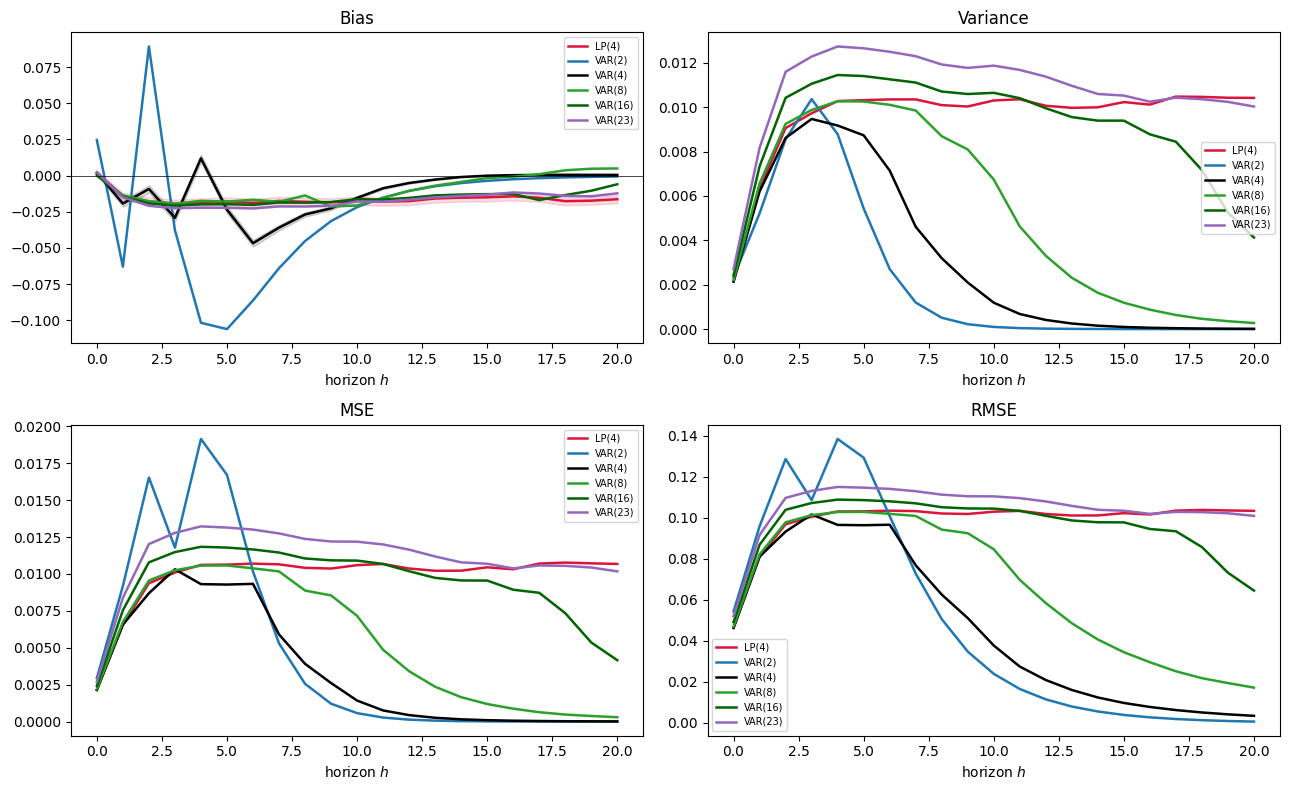
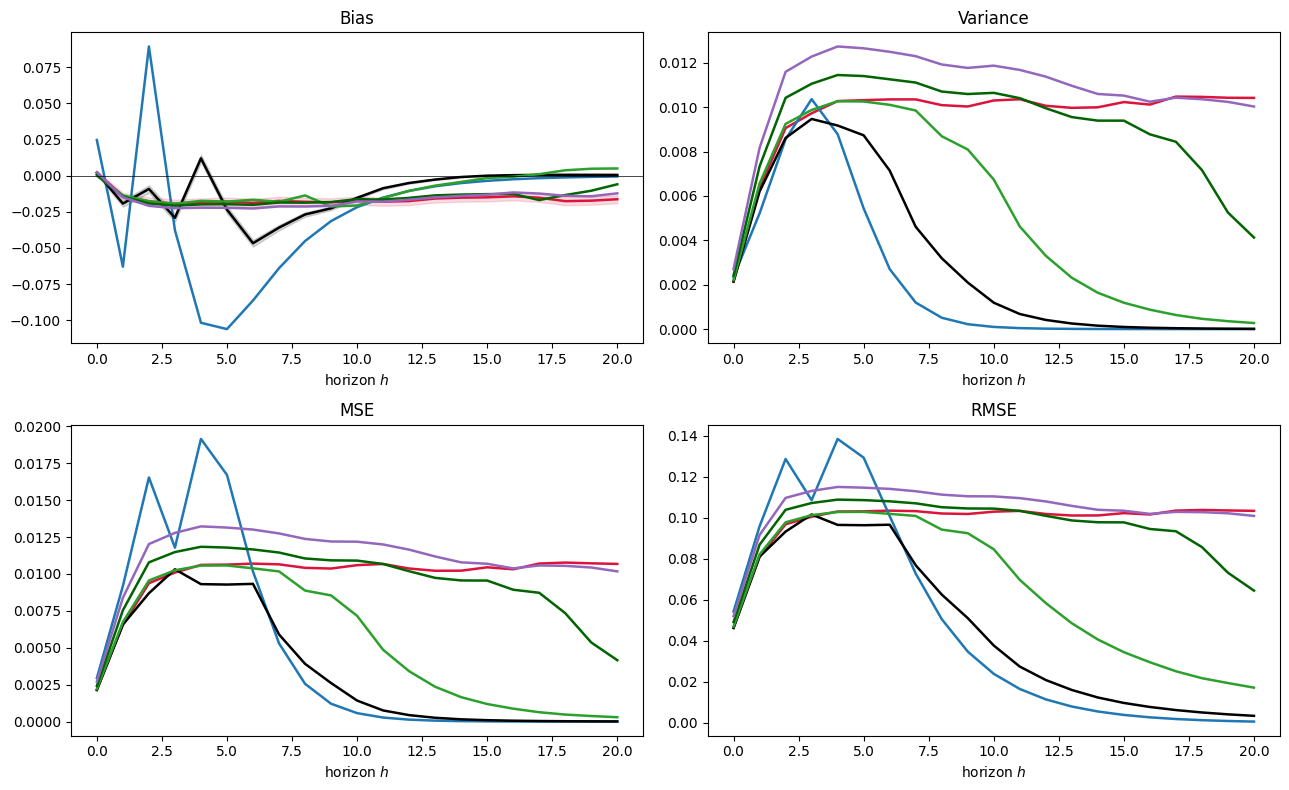
The notebook cell's code change between the first figure and the second:
--- before
+++ after
@@ -34,5 +34,5 @@
 ax[0, 1].set_title("Variance"); ax[1, 0].set_title("MSE"); ax[1, 1].set_title("RMSE")
 for a in ax.ravel():
-    a.set_xlabel("horizon $h$"); a.legend(fontsize=7)
+    a.set_xlabel("horizon $h$")
 # fig.suptitle(f"Point metrics under misspecification, θ={TH_SHOW}, T={Tval}, B={N_REPS}, ρ={RHO} ({Scenario})",
 #             fontweight="bold")

Commit: add BL results